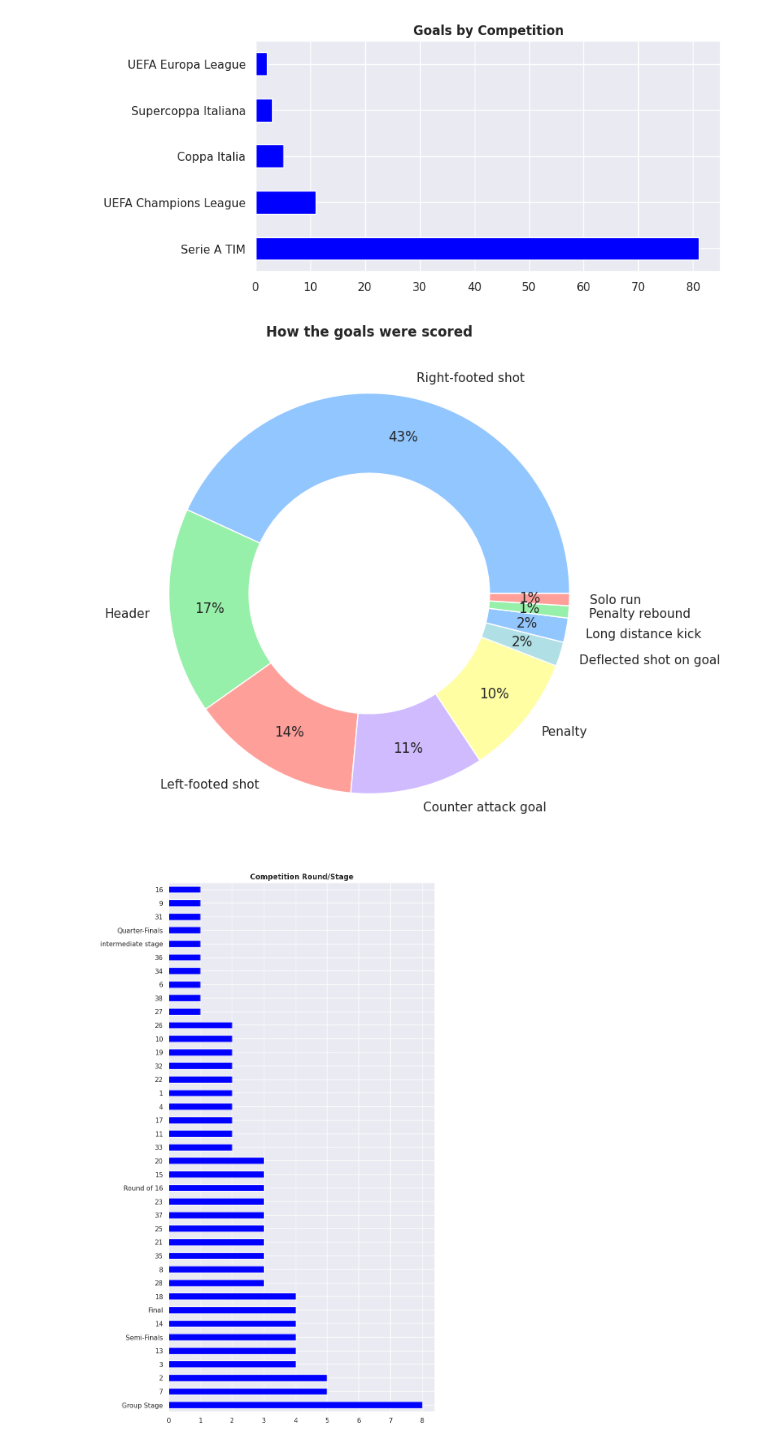
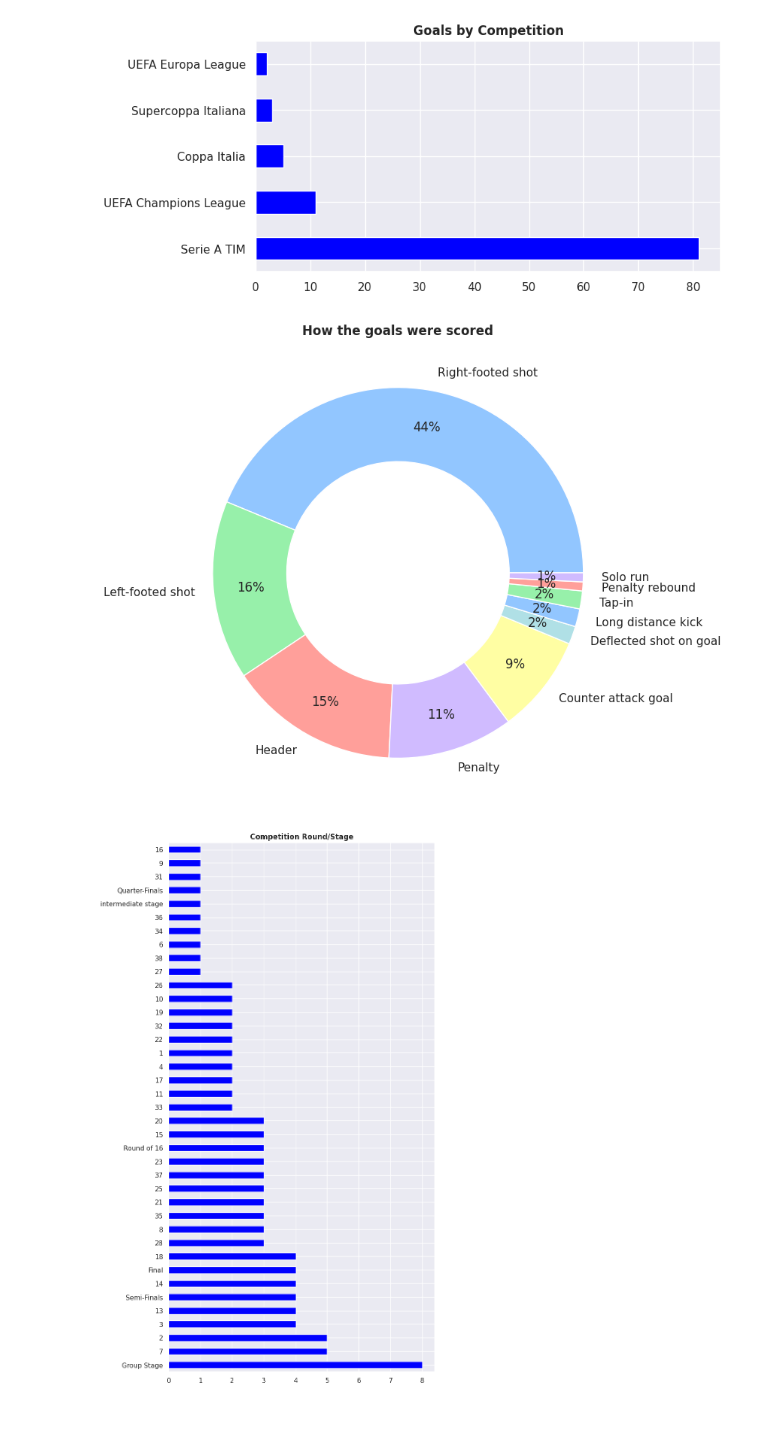
Before and after one commit to guilhermelaviola/GoalAnalysis, a Jupyter notebook: LautaroInterGoals.ipynb, the cells around one changed output. Cells and saved outputs as stored; diff of their text form; code cells hidden in the pictures; blank space fills up the shorter version.

```diff
--- a/LautaroInterGoals.ipynb
+++ b/LautaroInterGoals.ipynb
@@ -77,12 +77,12 @@ plt.show()
 [figure]
 # %%
 # Displaying goals scored by the way it was scored:
-toro.groupby('Date').first()['Type of goal'].value_counts().plot(kind = 'pie', autopct = '%.0f%%', figsize = (8, 8), wedgeprops = dict(width = 0.4), pctdistance = 0.8)
+toro['Type of goal'].value_counts().plot(kind = 'pie', autopct = '%.0f%%', figsize = (8, 8), wedgeprops = dict(width = 0.4), pctdistance = 0.8)
 plt.ylabel(None)
 plt.title('How the goals were scored', fontweight = 'bold')
 plt.show()
 # %% [output]
-[figure, old version]
+[figure, new version]
 # %%
 # Displaying the competition's round/stage the goals were scored:
 toro.groupby('Date').first()['Round'].value_counts().plot(kind = 'barh', color = 'blue', figsize = (8, 16))
```
Also changed, not shown: parts of 7 cells of this notebook.
